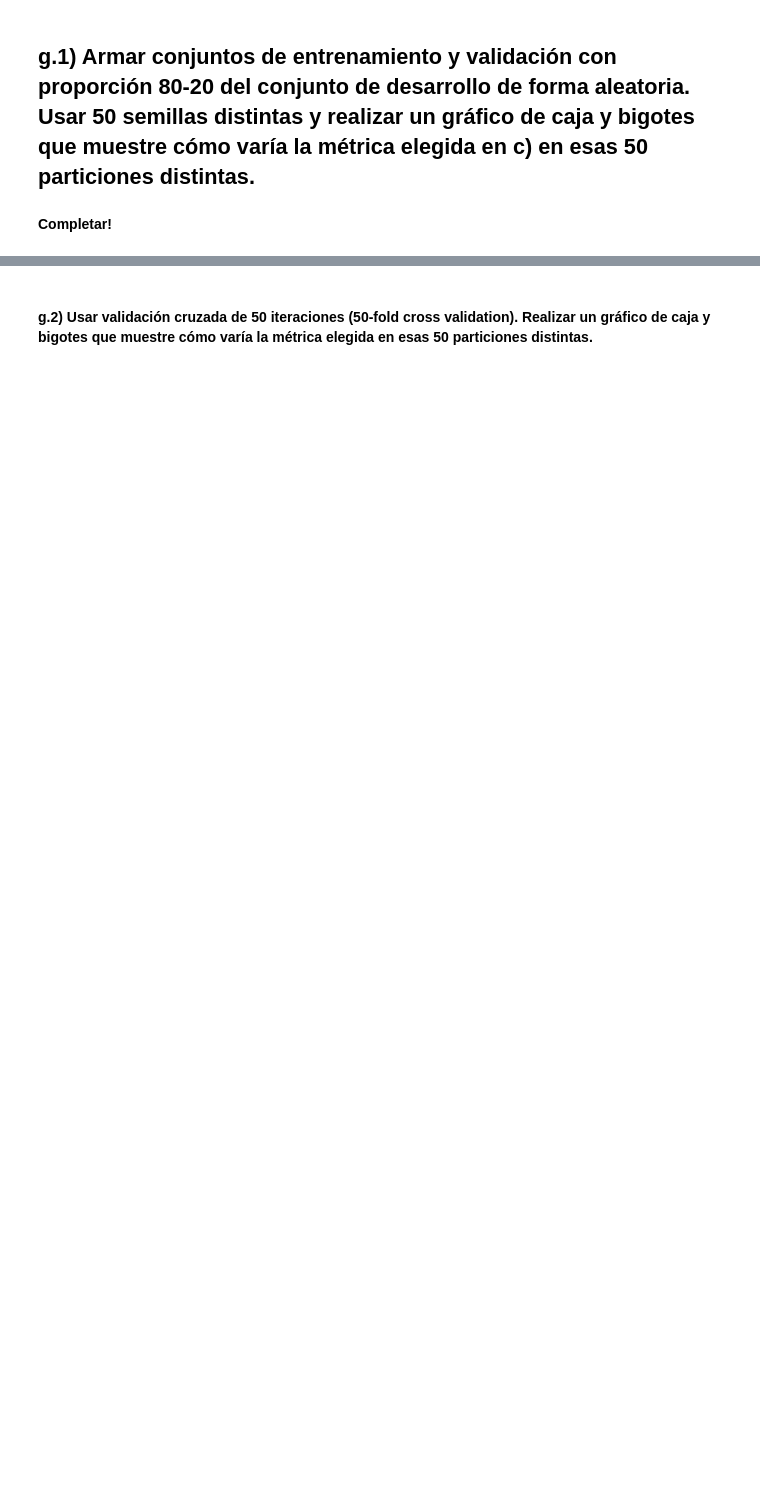
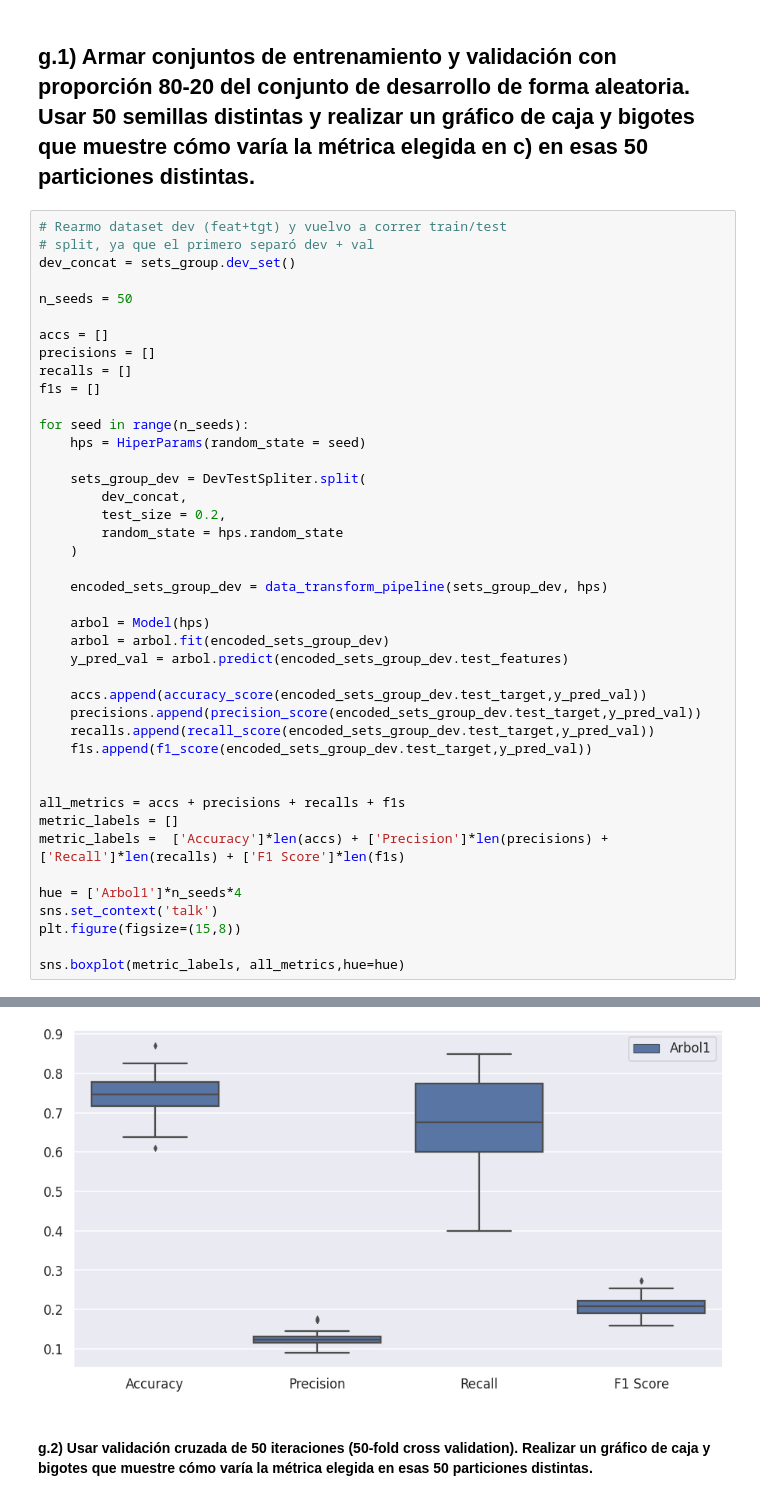
Before and after one commit to magistery-tps/aa-tp1, a Jupyter notebook: notebooks/tp1.ipynb, the cells around one changed output, grey strips where cells are left out. Drawn from its saved outputs; the diff is of its cells as text; blank space fills up the shorter version.

```diff
--- a/notebooks/tp1.ipynb
+++ b/notebooks/tp1.ipynb
@@ -979,4 +962,45 @@ Accuracy:
 # %% [markdown]
 ## g.1) Armar conjuntos de entrenamiento y validación con proporción 80-20 del conjunto de desarrollo de forma aleatoria. Usar 50 semillas distintas y realizar un gráfico de caja y bigotes que muestre cómo varía la métrica elegida en c) en esas 50 particiones distintas.
-# %% [markdown]
-**Completar!**
+# %%
+# Rearmo dataset dev (feat+tgt) y vuelvo a correr train/test
+# split, ya que el primero separó dev + val
+dev_concat = sets_group.dev_set()
+
+n_seeds = 50
+
+accs = []
+precisions = []
+recalls = []
+f1s = []
+
+for seed in range(n_seeds):
+    hps = HiperParams(random_state = seed)
+
+    sets_group_dev = DevTestSpliter.split(
+        dev_concat,
+        test_size = 0.2,
+        random_state = hps.random_state
+    )
+
+    encoded_sets_group_dev = data_transform_pipeline(sets_group_dev, hps)
+
+    arbol = Model(hps)
+    arbol = arbol.fit(encoded_sets_group_dev)
+    y_pred_val = arbol.predict(encoded_sets_group_dev.test_features)
+
+    accs.append(accuracy_score(encoded_sets_group_dev.test_target,y_pred_val))
+    precisions.append(precision_score(encoded_sets_group_dev.test_target,y_pred_val))
+    recalls.append(recall_score(encoded_sets_group_dev.test_target,y_pred_val))
+    f1s.append(f1_score(encoded_sets_group_dev.test_target,y_pred_val))
+
+
+all_metrics = accs + precisions + recalls + f1s
+metric_labels = []
+metric_labels =  ['Accuracy']*len(accs) + ['Precision']*len(precisions) + ['Recall']*len(recalls) + ['F1 Score']*len(f1s)
+
+hue = ['Arbol1']*n_seeds*4
+sns.set_context('talk')
+plt.figure(figsize=(15,8))
+
+sns.boxplot(metric_labels, all_metrics,hue=hue)
+# %% [output]
@@ -983,2 +1009,3 @@ Accuracy:
+[figure, added]
 # %% [markdown]
 #### g.2) Usar validación cruzada de 50 iteraciones (50-fold cross validation). Realizar un gráfico de caja y bigotes que muestre cómo varía la métrica elegida en esas 50 particiones distintas.
```
Also changed, not shown: parts of 33 cells of this notebook.
